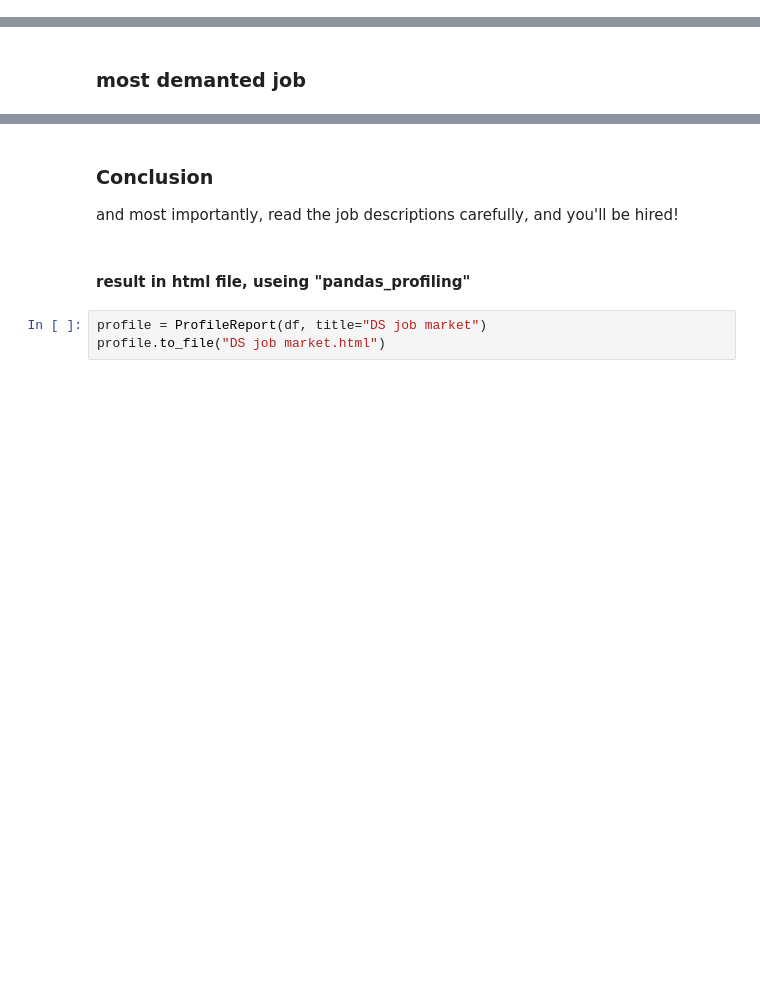
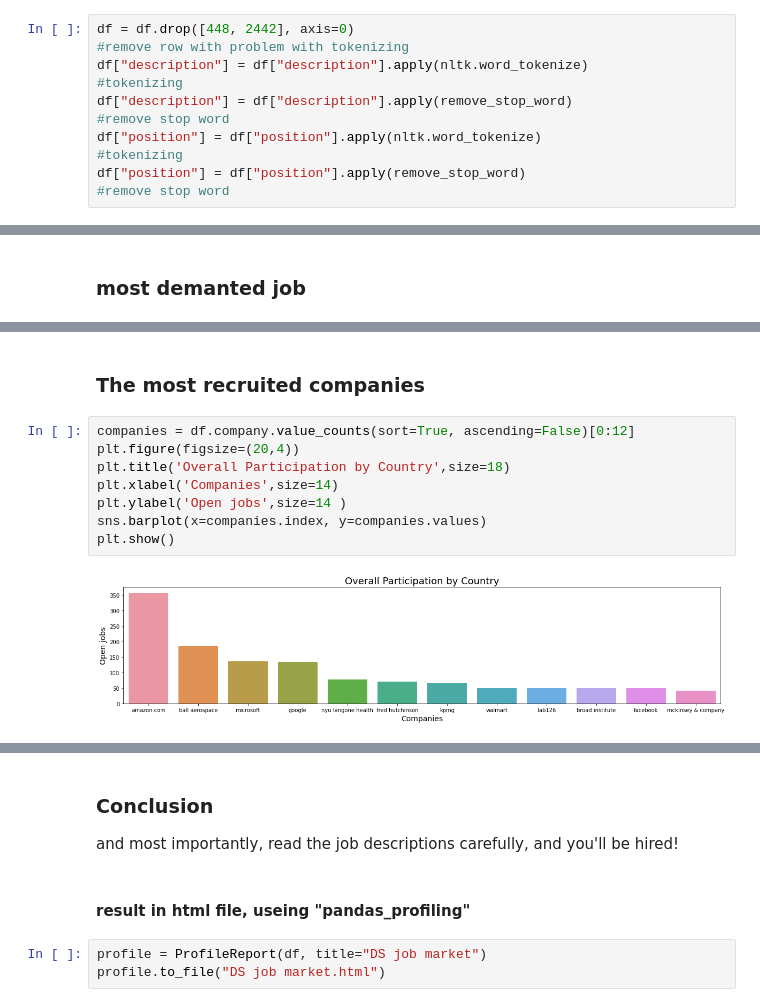
Before and after one commit to NirAharon1/Data-Analysis-Projects, a Jupyter notebook: Data Scientist Job Market in the U.S/DS job market.ipynb, the cells around one changed output, grey strips where cells are left out. Saved outputs shown, nothing was run; the diff lists cells and outputs as text; blank space fills up the shorter version.

```diff
--- a/Data Scientist Job Market in the U.S/DS job market.ipynb
+++ b/Data Scientist Job Market in the U.S/DS job market.ipynb
@@ -101,0 +170,6 @@ Removing Stopwords
+# %%
+df = df.drop([448, 2442], axis=0)                                              #remove row with problem with tokenizing
+df["description"] = df["description"].apply(nltk.word_tokenize)                #tokenizing
+df["description"] = df["description"].apply(remove_stop_word)                  #remove stop word
+df["position"] = df["position"].apply(nltk.word_tokenize)                      #tokenizing
+df["position"] = df["position"].apply(remove_stop_word)                        #remove stop word
@@ -134,0 +316,12 @@ sns.barplot(x=top_10_location.index, y=top_10_location, palette='Set2');
+# %% [markdown]
+### The most recruited companies
+# %%
+companies = df.company.value_counts(sort=True, ascending=False)[0:12]
+plt.figure(figsize=(20,4))
+plt.title('Overall Participation by Country',size=18)
+plt.xlabel('Companies',size=14)
+plt.ylabel('Open jobs',size=14 )
+sns.barplot(x=companies.index, y=companies.values)
+plt.show()
+# %% [output]
+[figure, added]
```
Also changed, not shown: parts of 58 cells of this notebook.
